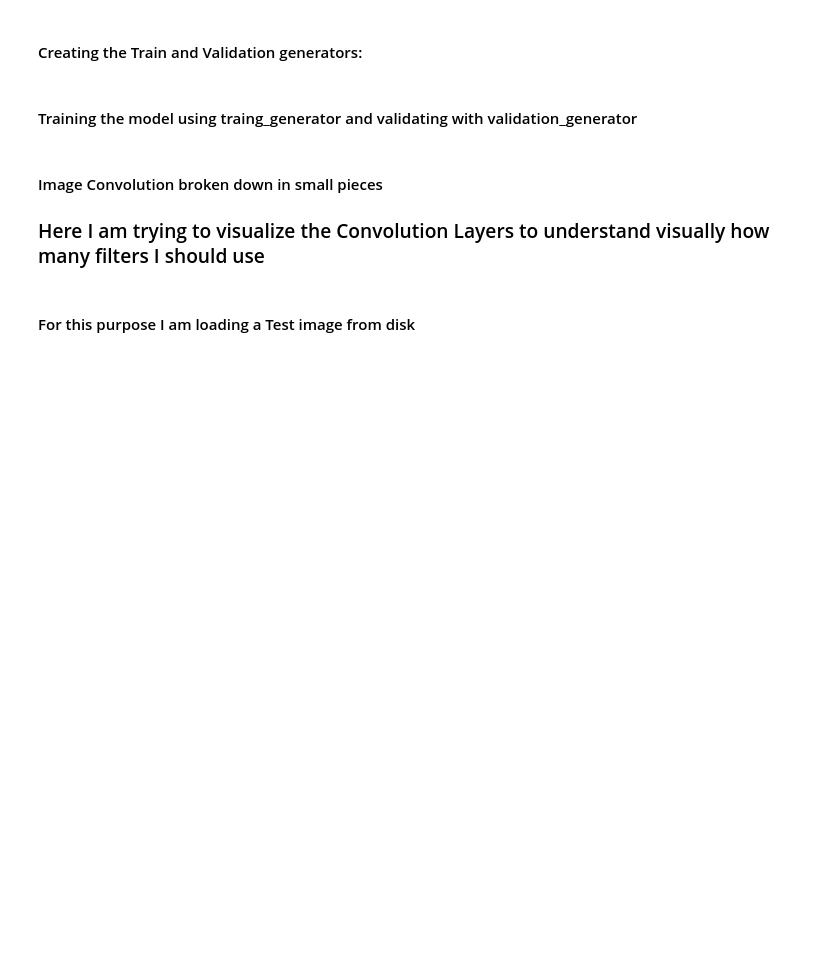
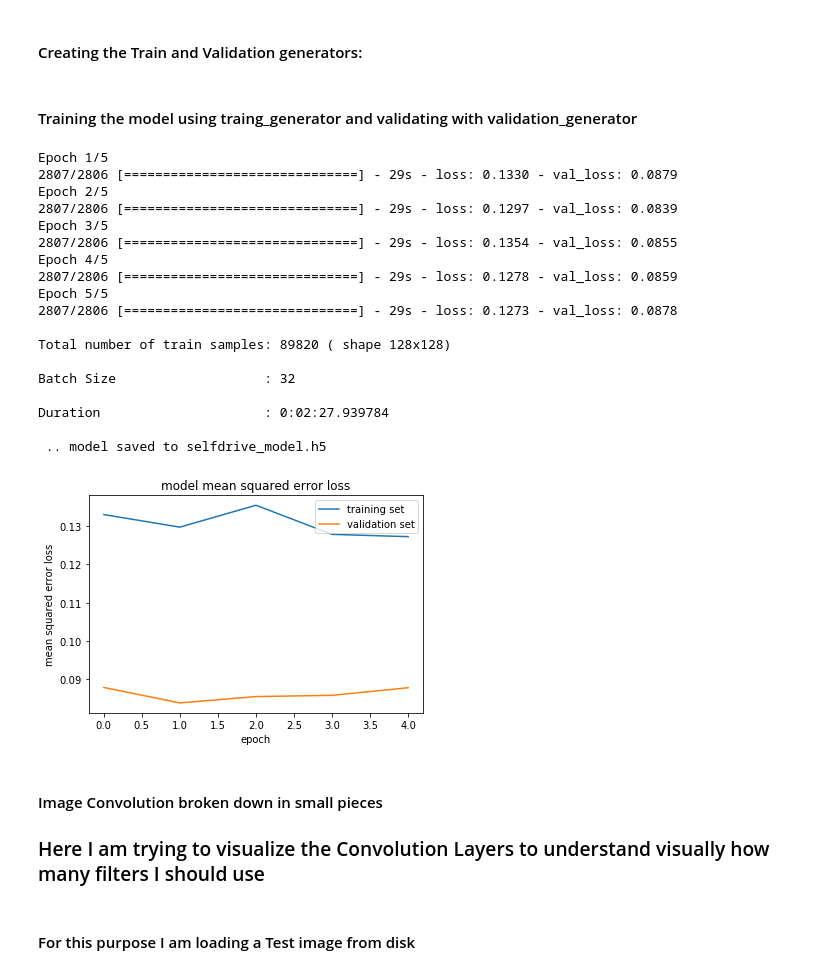
Before and after one commit to cristianku/CarND-Behavioral-Cloning-Project3, a Jupyter notebook: model.ipynb, the cells around one changed output. Saved outputs shown, nothing was run; the diff lists cells and outputs as text; code cells hidden in the pictures; blank space fills up the shorter version.

```diff
--- a/model.ipynb
+++ b/model.ipynb
@@ -270,0 +371,16 @@ batch_size = 32
+# %%
+print ( " Start splitting Training Samples......")
+n_rec = len(py_training_samples)
+n_rec_tr_1 =  int(n_rec * 0.5)
+n_rec_tr_2 = n_rec - n_rec_tr_1
+
+for i, training_sample in enumerate(py_training_samples):
+    if i < n_rec_tr_1:
+        py_training_samples_part1.append(training_sample[None])
+    else:
+        py_training_samples_part2.append(training_sample[None])
+print ( "... completed")
+
+print ( "\nTraining Sample table before splitting . Nrecords = {}".format(n_rec))
+print ( "               py_training_samples_part1 Nrecords = {}".format(len(py_training_samples_part1)))
+print ( "               py_training_samples_part1 Nrecords = {}".format(len(py_training_samples_part2)))
@@ -270,0 +396,17 @@ batch_size = 32
+# %%
+print ( " Start splitting Validation Samples......")
+n_rec = len(py_validation_samples)
+
+n_rec_val_1 =  int(n_rec * 0.5)
+n_rec_val_2 = n_rec - n_rec_val_1
+
+for i, validation_sample in enumerate(py_validation_samples):
+    if i < n_rec * 0.5:
+        py_validation_samples_part1.append(validation_sample[None])
+    else:
+        py_validation_samples_part2.append(validation_sample[None])
+print ( "... completed")
+
+print ( "\nValidation Sample table before splitting . Nrecords = {}".format(n_rec))
+print ( "               py_validation_samples_part1   Nrecords = {}".format(len(py_validation_samples_part1)))
+print ( "               py_validation_samples_part2   Nrecords = {}".format(len(py_validation_samples_part2)))
@@ -362,51 +601,73 @@ train_generator      = generator(training_samples_q,
                                  batch_size)
 
 validation_generator = generator(validation_samples_q,
-                                 validation_steerings_q,
+                                 validation_labels_q,
                                  batch_size)
 # %% [markdown]
 #### Training the model using traing_generator and validating with validation_generator
 # %%
+epochs = 5
+
 from datetime import datetime
 start_time = datetime.now()
 
 model.compile(loss='mse', optimizer='adam')
 
 numper_of_train_samples      = len(py_training_samples)
-number_of_validation_samples = len(py_val_samples)
+number_of_validation_samples = len(py_validation_samples)
 
 history_object = model.fit_generator(train_generator, steps_per_epoch= \
                                      numper_of_train_samples/batch_size,
                                      validation_data=validation_generator, \
                                      validation_steps=number_of_validation_samples/batch_size,
                                      epochs=epochs, verbose = 1,\
-                                     workers=1)
+                                     workers=2)
 
 end_time = datetime.now()
 print('\nTotal number of train samples: {} ( shape {}x{})'.format(numper_of_train_samples,resized_shape,resized_shape))
 print('\nBatch Size                   : {}'.format(batch_size))
 print('\nDuration                     : {}'.format(end_time - start_time))
 
 from keras.models import save_model
 
 save_model(model, "selfdrive_model.h5")
 print ( "  ")
 print ( " .. model saved to selfdrive_model.h5 ")
 print ( "  ")
 
 
 ### print the keys contained in the history object
-print(history_object.history.keys())
+# print(history_object.history.keys())
 
 import matplotlib.pyplot as plt
 # # # Visualizations will be shown in the notebook.
 %matplotlib inline
 
 ### plot the training and validation loss for each epoch
 plt.plot(history_object.history['loss'])
 plt.plot(history_object.history['val_loss'])
 plt.title('model mean squared error loss')
 plt.ylabel('mean squared error loss')
 plt.xlabel('epoch')
 plt.legend(['training set', 'validation set'], loc='upper right')
 plt.show()
+# %% [output]
+Epoch 1/5
+2807/2806 [==============================] - 29s - loss: 0.1330 - val_loss: 0.0879
+Epoch 2/5
+2807/2806 [==============================] - 29s - loss: 0.1297 - val_loss: 0.0839
+Epoch 3/5
+2807/2806 [==============================] - 29s - loss: 0.1354 - val_loss: 0.0855
+Epoch 4/5
+2807/2806 [==============================] - 29s - loss: 0.1278 - val_loss: 0.0859
+Epoch 5/5
+2807/2806 [==============================] - 29s - loss: 0.1273 - val_loss: 0.0878
+
+Total number of train samples: 89820 ( shape 128x128)
+
+Batch Size                   : 32
+
+Duration                     : 0:02:27.939784
+
+ .. model saved to selfdrive_model.h5
+[figure, added]
```
Also changed, not shown: parts of 34 cells of this notebook.
